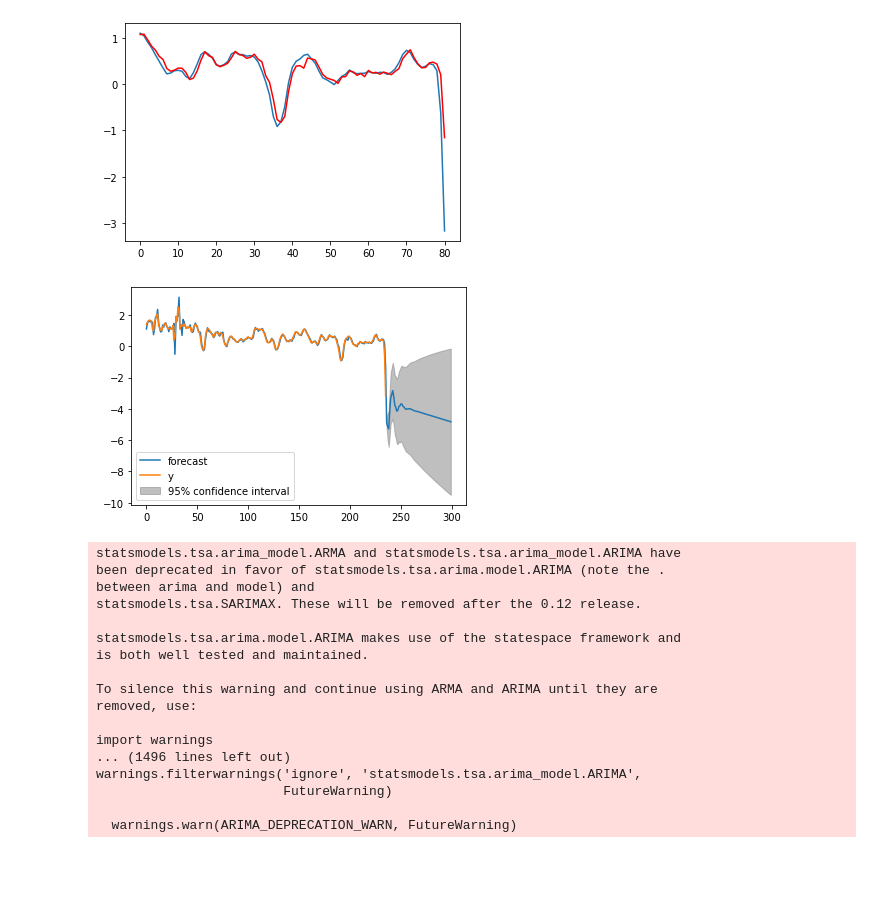
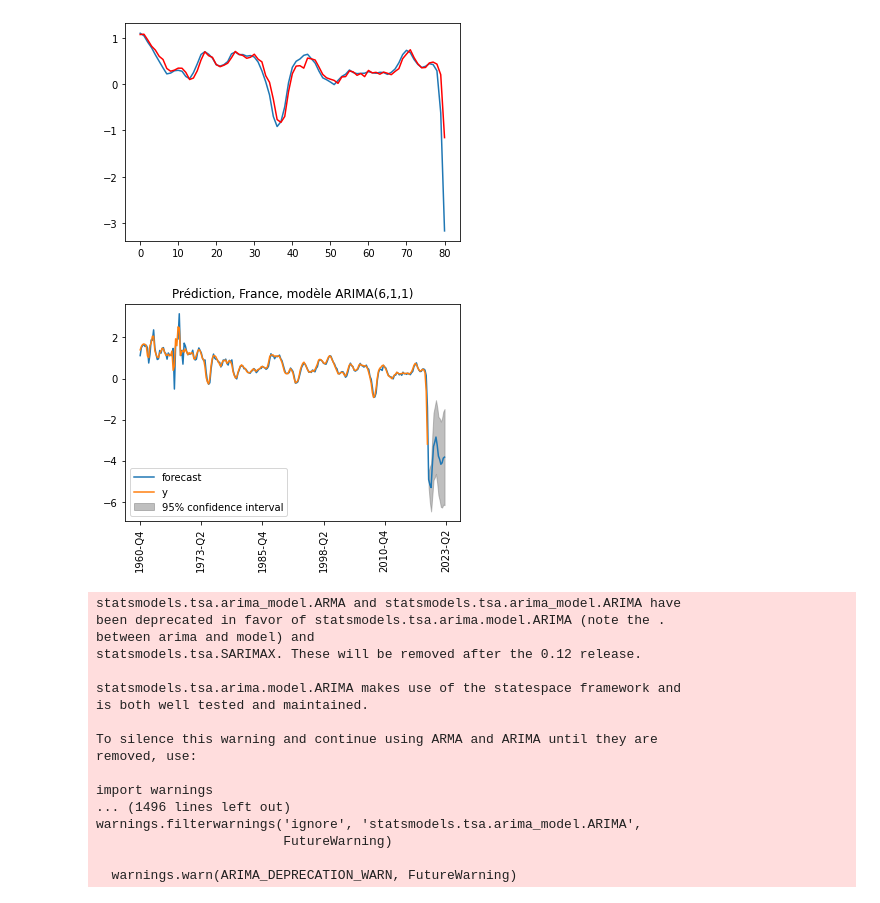
Before and after one commit to VieuL/PibOcde, a Jupyter notebook: AutoRegression.ipynb, the cells around one changed output. Drawn from its saved outputs; the diff is of its cells as text; code cells hidden in the pictures; blank space fills up the shorter version.

Commit message:
Mise à jour des graphs

```diff
--- a/AutoRegression.ipynb
+++ b/AutoRegression.ipynb
@@ -102,3 +81,18 @@ Test RMSE: 0.281
+# %%
+finF = 250
+date = list(data['date'])
+for i in range(237,finF+1):
+    var =  date[-1].split('-')[1]
+    if(var == 'Q1'):
+        var = date[-1].split('-')[0] + '-Q2'
+    elif(var == 'Q2'):
+        var = date[-1].split('-')[0] + '-Q3'
+    elif(var == 'Q3'):
+        var = date[-1].split('-')[0] + '-Q4'
+    elif(var == 'Q4'):
+        var = str(int(date[-1].split('-')[0])+1) + '-Q1'
+    date.append(var)
+    # var = date[-1].split('-')[0] + 'Q4'
 # %%
 #ARIMA 6,1,1
 test = arima(data,6,1,1)
@@ -125,11 +119,14 @@ warnings.filterwarnings('ignore', 'statsmodels.tsa.arima_model.ARIMA',
   warnings.warn(ARIMA_DEPRECATION_WARN, FutureWarning)
 Test RMSE: 0.262
 [figure]
-# %%
-model_fit.plot_predict(1,300)
-plt.show()
-# %% [output]
-[figure, removed]
+# %%
+model_fit.plot_predict(1,finF)
+date = [0,date[0],date[50],date[100],date[150],date[200],date[250]]
+plt.gca().xaxis.set_ticklabels(date, rotation = 90)
+plt.title('Prédiction, France, modèle ARIMA(6,1,1)')
+plt.show()
+# %% [output]
+[figure, added]
 # %%
 #AR 6
 test = arima(data,3,2,1)
```
Also changed, not shown: parts of 5 cells of this notebook.
